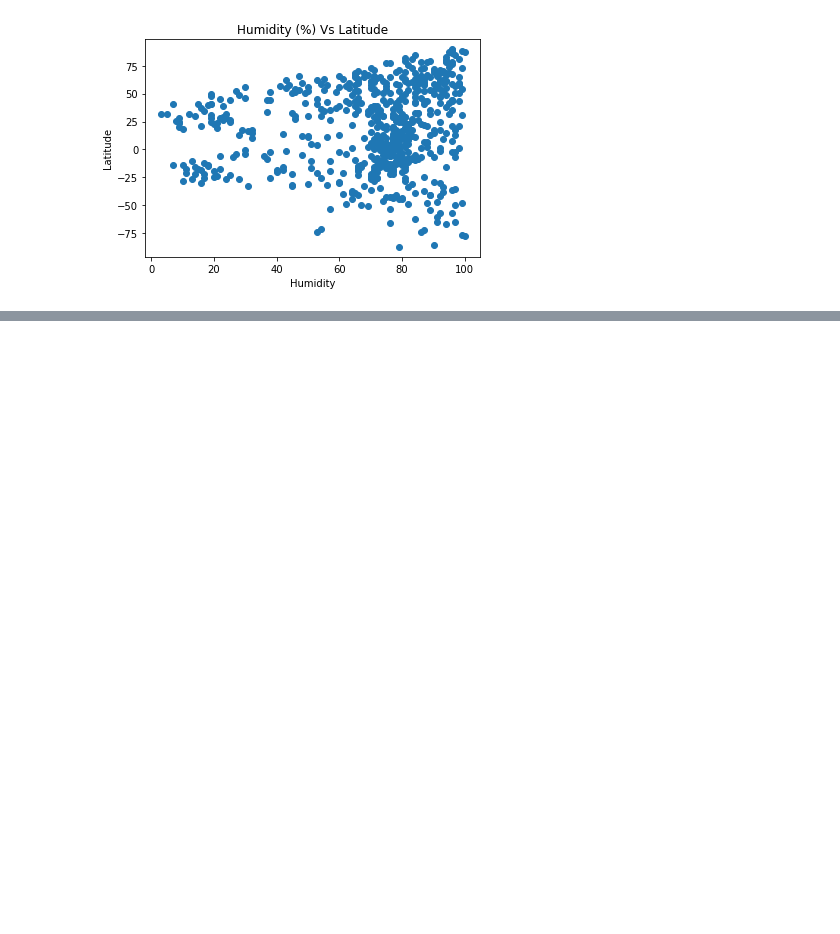
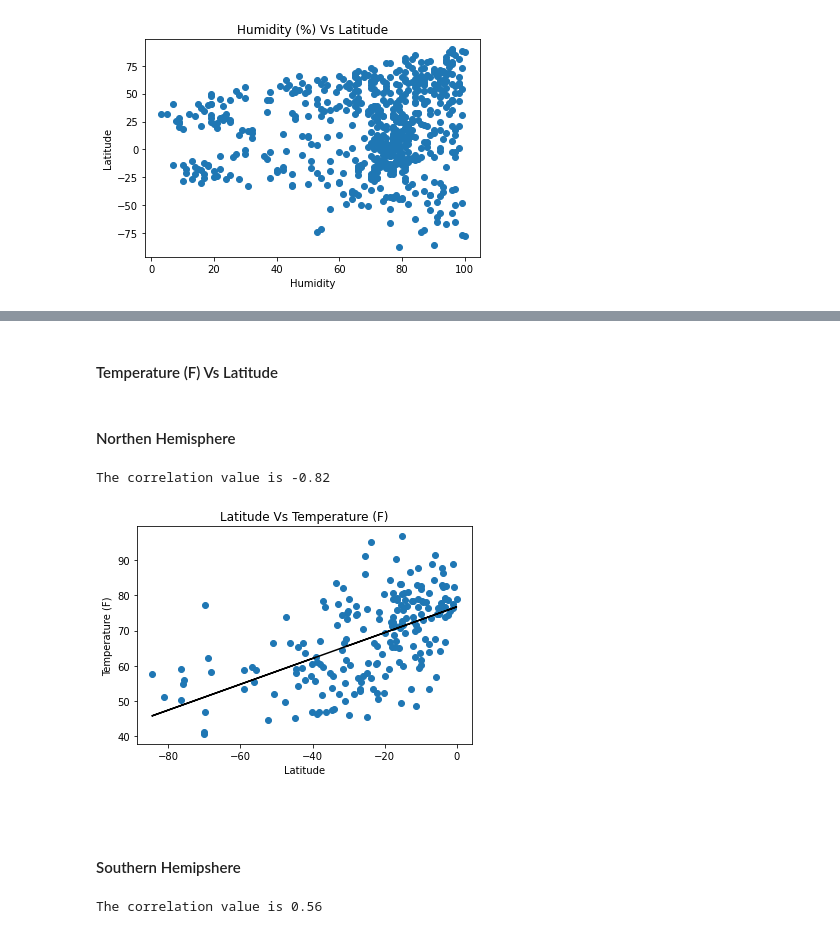
Before and after one commit to MarcusKorea/What-s-the-Weather-Like-, a Jupyter notebook: WeatherPy/WeatherPy.ipynb, the cells around one changed output, grey strips where cells are left out. Cells and saved outputs as stored; diff of their text form; code cells hidden in the pictures; blank space fills up the shorter version.

```diff
--- a/WeatherPy/WeatherPy.ipynb
+++ b/WeatherPy/WeatherPy.ipynb
@@ -210,0 +252,57 @@ plt.show()
+# %%
+# find all countries in northen hempisphere
+northern_hemp = city_info[city_info['lat'] >= 0]
+
+# find all countries in southern hempisphere
+southern_hemp = city_info[city_info['lat'] < 0]
+# %% [markdown]
+#### Temperature (F) Vs Latitude
+# %% [markdown]
+#### Northen Hemisphere
+# %%
+# store x and y values
+y_values = northern_hemp['temp'].astype(float)
+x_values = northern_hemp['lat'].astype(float)
+# y_values
+# store linear regression values
+slope, intercept, r, p_value, std_error = stats.linregress([x_values],[y_values])
+
+# equation
+equation = f'temp = {round(slope,2)} * latitude + {round(intercept,2)}'
+
+# estimated values
+lat_values = x_values
+est_temp = slope*lat_values + intercept
+print(f'The correlation value is {round(r,2)}')
+# %% [output]
+The correlation value is -0.82
+# %%
+plt.scatter(x_values,y_values)
+plt.xlabel('Latitude')
+plt.ylabel('Temperature (F)')
+plt.title('Latitude Vs Temperature (F)')
+plt.annotate(equation,(5,20))
+plt.plot(lat_values,est_temp,color = 'black')
+plt.savefig('Latitude Vs Temp (Northen)',facecolor='white', transparent=False)
+plt.show()
+# %% [output]
+[figure, added]
+# %% [markdown]
+#### Southern Hemipshere
+# %%
+# store x and y values
+y_values = southern_hemp['temp'].astype(float)
+x_values = southern_hemp['lat'].astype(float)
+
+# store linear regression values
+slope, intercept, r, p_value, std_error = stats.linregress(x_values,y_values)
+
+# equation
+equation = f'temp = {round(slope,2)} * latitude + {round(intercept,2)}'
+
+# estimated values
+lat_values = x_values
+est_temp = slope*lat_values + intercept
+print(f'The correlation value is {round(r,2)}')
+# %% [output]
+The correlation value is 0.56
```
Also changed, not shown: parts of 39 cells of this notebook, 12 other files.
